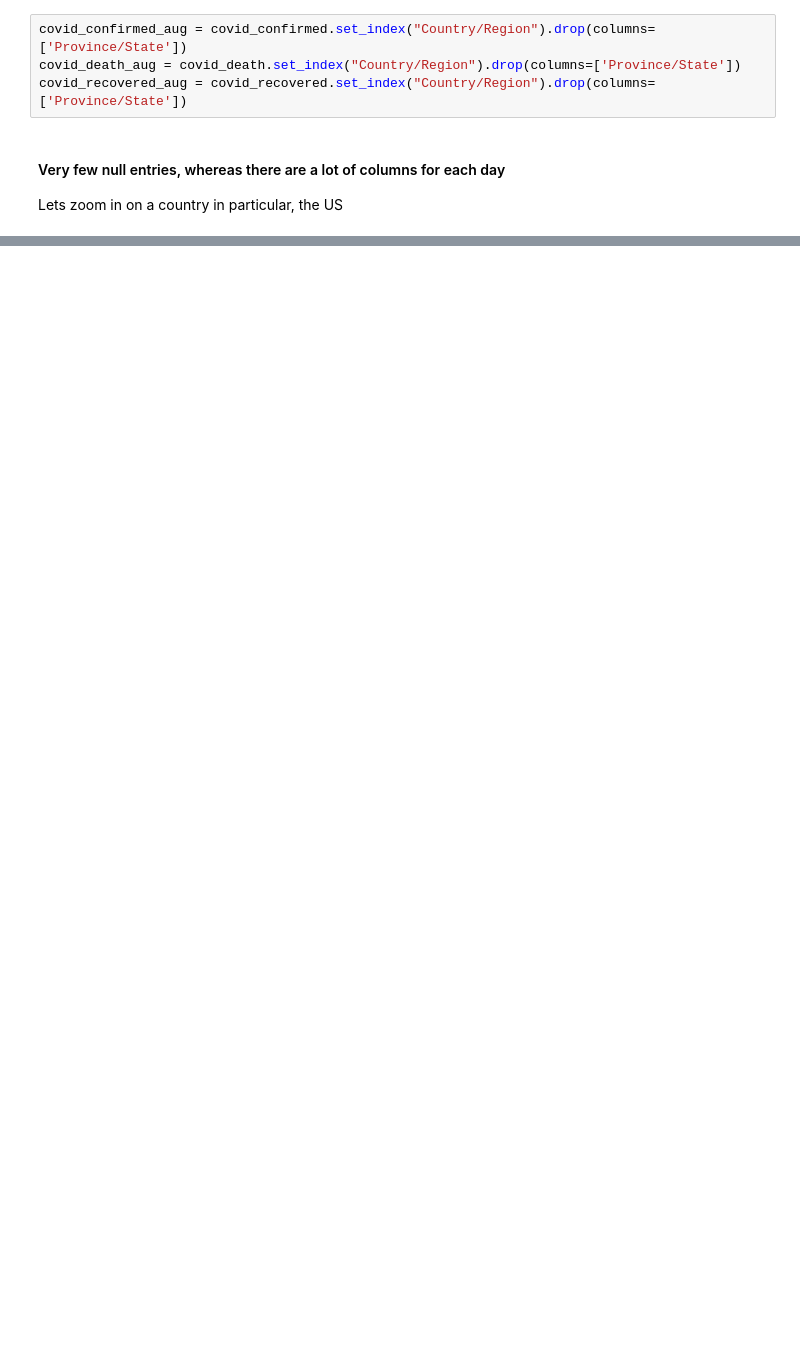
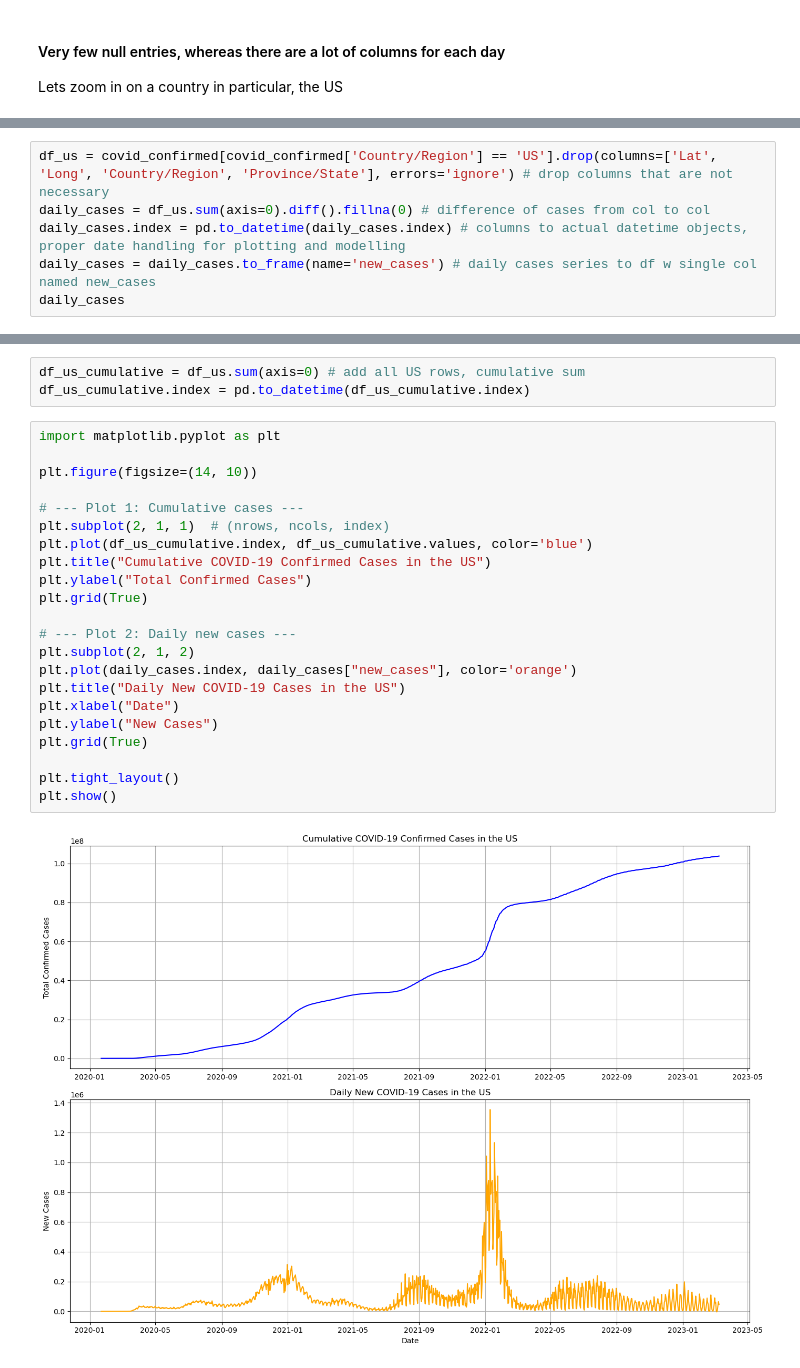
Before and after one commit to RaghavDewangan/Covid-Outbreak-Prediction, a Jupyter notebook: pred.ipynb, the cells around one changed output, grey strips where cells are left out. Drawn from its saved outputs; the diff is of its cells as text; blank space fills up the shorter version.

Commit message:
added 2 visualizations for US

```diff
--- a/pred.ipynb
+++ b/pred.ipynb
@@ -35,10 +35,6 @@ print(covid_death.head())
 4    1933    1933    1933    1933    1933    1933
 
 [5 rows x 1147 columns]
-# %%
-covid_confirmed_aug = covid_confirmed.set_index("Country/Region").drop(columns=['Province/State'])
-covid_death_aug = covid_death.set_index("Country/Region").drop(columns=['Province/State'])
-covid_recovered_aug = covid_recovered.set_index("Country/Region").drop(columns=['Province/State'])
 # %% [markdown]
 #### Very few null entries, whereas there are a lot of columns for each day
 Lets zoom in on a country in particular, the US
@@ -70,0 +41,6 @@ plt.tight_layout
+# %%
+df_us = covid_confirmed[covid_confirmed['Country/Region'] == 'US'].drop(columns=['Lat', 'Long', 'Country/Region', 'Province/State'], errors='ignore') # drop columns that are not necessary
+daily_cases = df_us.sum(axis=0).diff().fillna(0) # difference of cases from col to col
+daily_cases.index = pd.to_datetime(daily_cases.index) # columns to actual datetime objects, proper date handling for plotting and modelling
+daily_cases = daily_cases.to_frame(name='new_cases') # daily cases series to df w single col named new_cases
+daily_cases
@@ -70,0 +61,27 @@ plt.tight_layout
+# %%
+df_us_cumulative = df_us.sum(axis=0) # add all US rows, cumulative sum
+df_us_cumulative.index = pd.to_datetime(df_us_cumulative.index)
+# %%
+import matplotlib.pyplot as plt
+
+plt.figure(figsize=(14, 10))
+
+# --- Plot 1: Cumulative cases ---
+plt.subplot(2, 1, 1)  # (nrows, ncols, index)
+plt.plot(df_us_cumulative.index, df_us_cumulative.values, color='blue')
+plt.title("Cumulative COVID-19 Confirmed Cases in the US")
+plt.ylabel("Total Confirmed Cases")
+plt.grid(True)
+
+# --- Plot 2: Daily new cases ---
+plt.subplot(2, 1, 2)
+plt.plot(daily_cases.index, daily_cases["new_cases"], color='orange')
+plt.title("Daily New COVID-19 Cases in the US")
+plt.xlabel("Date")
+plt.ylabel("New Cases")
+plt.grid(True)
+
+plt.tight_layout()
+plt.show()
+# %% [output]
+[figure, added]
```
Also changed, not shown: parts of 4 cells of this notebook.
